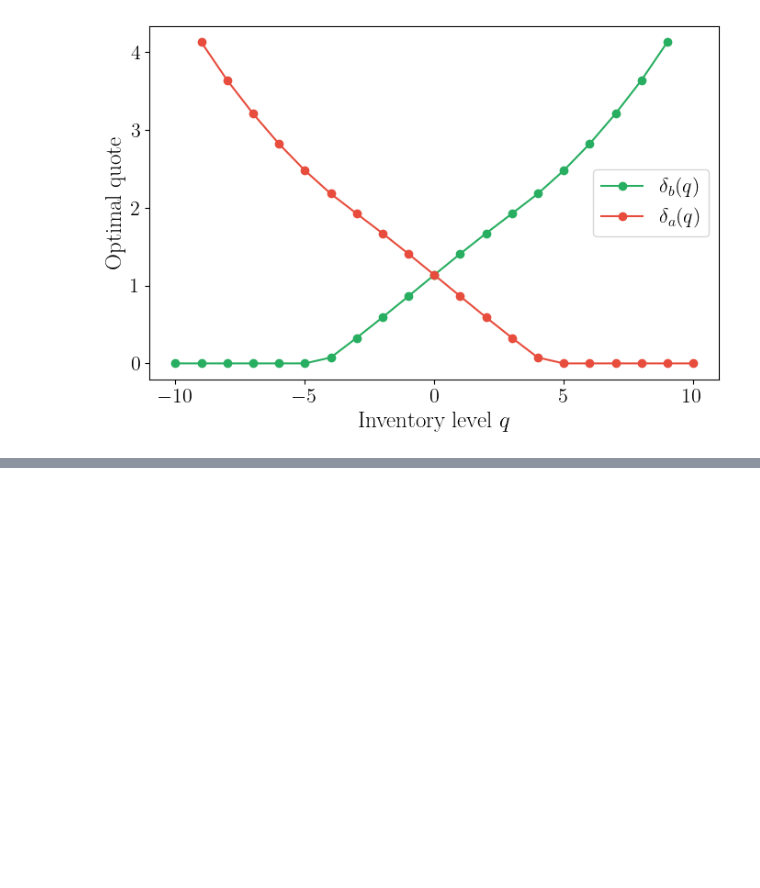
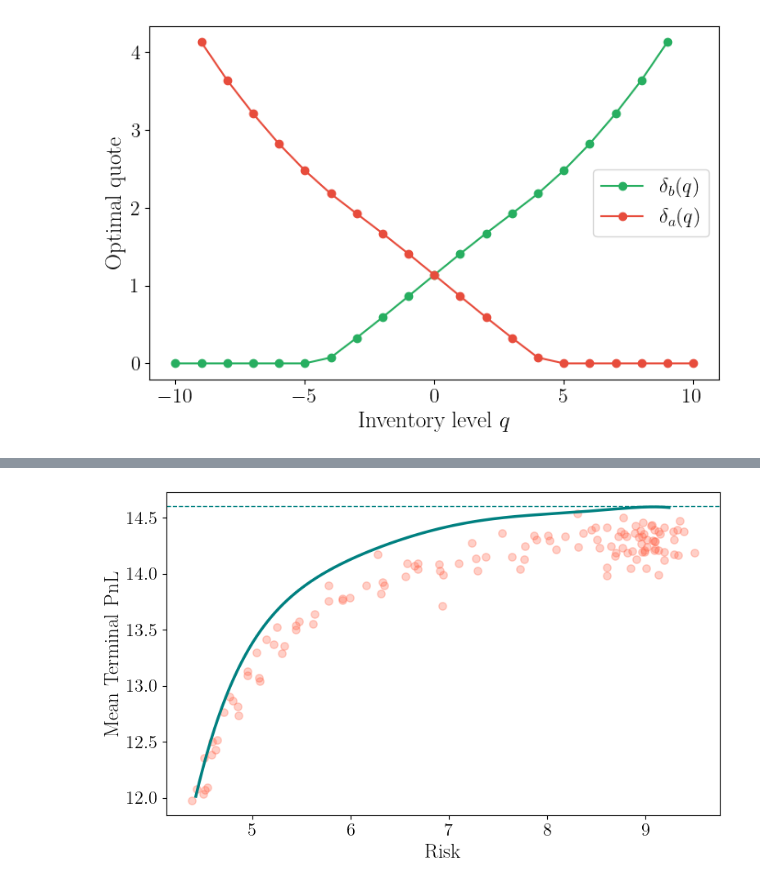
Before and after one commit to Marshhall/Market_Making, a Jupyter notebook: continuous_time.ipynb, the cells around one changed output, grey strips where cells are left out. Saved outputs shown, nothing was run; the diff lists cells and outputs as text; code cells hidden in the pictures; blank space fills up the shorter version.

Commit message:
Efficient frontier for continuous time

```diff
--- a/continuous_time.ipynb
+++ b/continuous_time.ipynb
@@ -367,0 +687,20 @@ plt.show()
+# %%
+gammas = np.logspace(-4, 0, 50)
+
+mean_pnl, var_pnl, mean_payoff, frontier_details = pnl_variance_vs_gamma_continuous(
+    gammas=gammas,
+    Q=Q,
+    T=10,
+    sigma=sigma,
+    S0=100,
+    x0=0.0,
+    q0=0,
+    dt=0.01,
+    n_paths=100000,
+    Lambda=Lambda,
+    H=H,
+    F=F,
+    ode_method="BDF",
+    base_seed=14,
+    verbose=True,
+)
@@ -367,0 +850,35 @@ plt.show()
+# %%
+risk = np.sqrt(var_pnl)
+
+# Sort frontier points by risk
+idx = np.argsort(risk)
+risk_sorted = risk[idx][::2][:-4]
+mean_sorted = mean_pnl[idx][::2][:-4]
+
+# Polynomial smoothing
+coeffs = np.polyfit(risk_sorted, mean_sorted, deg=6)
+poly = np.poly1d(coeffs)
+
+risk_fine = np.linspace(risk[idx].min(), risk[idx].max()+0.1, 500)
+mean_smooth = poly(risk_fine)
+
+
+plt.figure(figsize=(8, 5))
+# plt.plot(np.sqrt(var_pnl), mean_pnl, marker="o", linestyle='', color="teal")
+plt.scatter(pert_risk, pert_mean, color="tomato", alpha=0.3, s=45)
+plt.plot(risk_fine, mean_smooth, color="teal", linewidth=2.5)
+plt.axhline(max_mean_pnl, color="teal", linestyle="--", linewidth=1.0)
+
+plt.xlabel("Risk")
+plt.ylabel("Mean Terminal PnL")
+# plt.title("Market Maker Efficient Frontier")
+plt.tight_layout()
+plt.savefig(
+    "Plots/ct_efficient_frontier_smooth.pdf",
+    dpi=1200,
+    bbox_inches="tight",
+    pad_inches=0.02,
+)
+plt.show()
+# %% [output]
+[figure, added]
```
Also changed, not shown: parts of 5 cells of this notebook, 5 other files.
